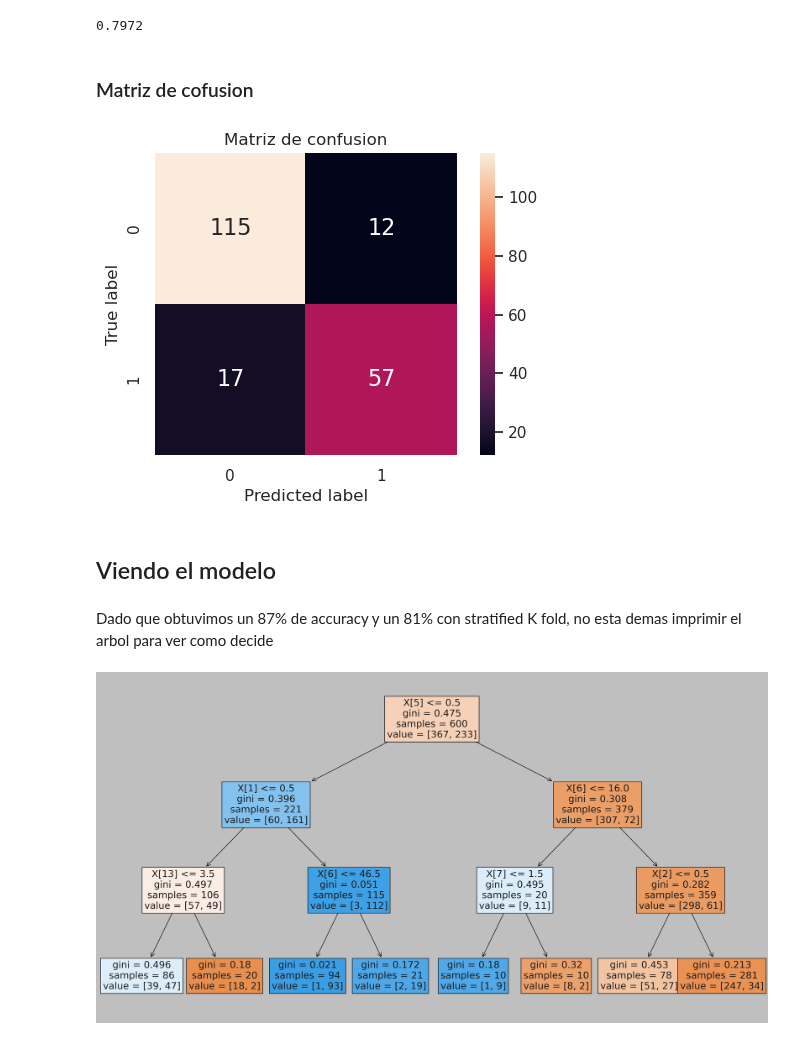
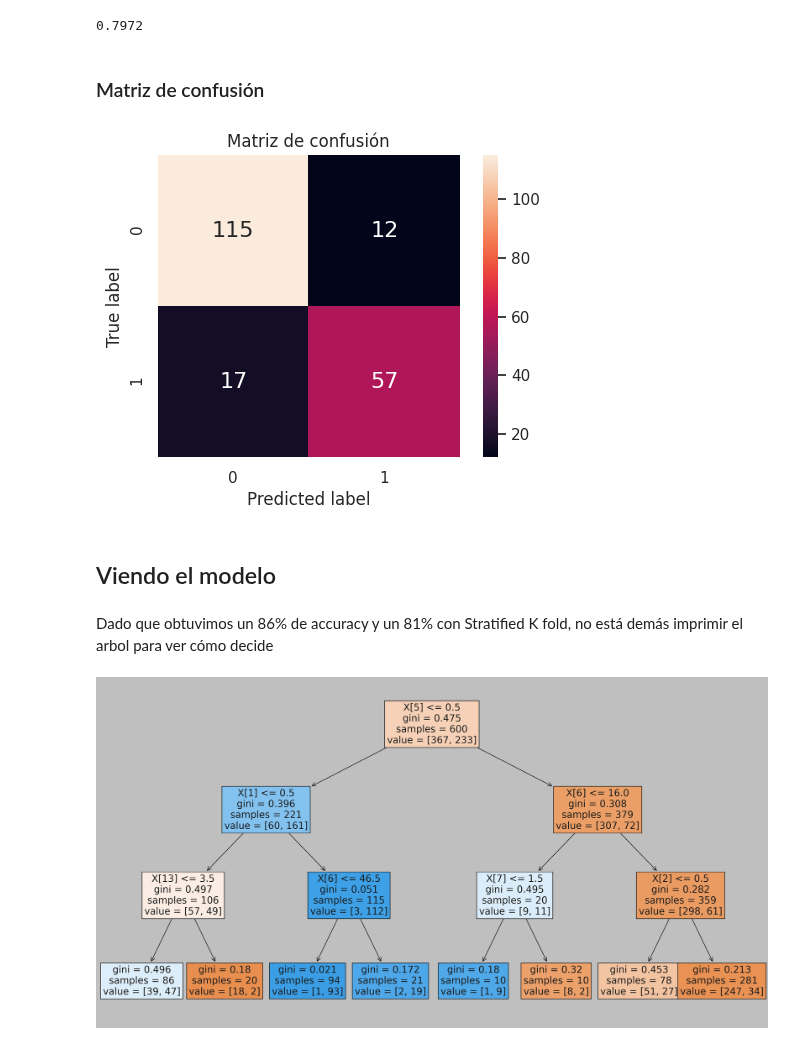
Before and after one commit to JuanOpizzi/Datos-2020-2c, a Jupyter notebook: TP2/arbol.ipynb, the cells around one changed output. Saved outputs shown, nothing was run; the diff lists cells and outputs as text; code cells hidden in the pictures.

Commit message:
Agego acento en titulo de plot

```diff
--- a/TP2/arbol.ipynb
+++ b/TP2/arbol.ipynb
@@ -192,30 +192,30 @@ print(f"{f1:.4f}")
 # %% [output]
 0.7972
 # %% [markdown]
-### Matriz de cofusion
+### Matriz de confusión
 # %%
 from sklearn.metrics import confusion_matrix
 
 def plot_confusion_matrix(y_true, y_pred):
     names = sorted(set(y_true))
     cm = confusion_matrix(y_true, y_pred, names)
     df_cm = pd.DataFrame(cm, names, names)
 
     plt.figure(dpi=100)
-    plt.title("Matriz de confusion")
+    plt.title("Matriz de confusión")
     sns.heatmap(df_cm, annot=True, annot_kws={"size": 16}, fmt='g', square=True)
     plt.ylabel("True label")
     plt.xlabel("Predicted label")
     plt.show()
 
 
 plot_confusion_matrix(y_test, arbol.predict(X_test))
 # %% [output]
-[figure, old version]
+[figure, new version]
 # %% [markdown]
 ## Viendo el modelo
 # %% [markdown]
-Dado que obtuvimos un 87% de accuracy y un 81% con stratified K fold, no esta demas imprimir el arbol para ver como decide
+Dado que obtuvimos un 86% de accuracy y un 81% con Stratified K fold, no está demás imprimir el arbol para ver cómo decide
 # %%
 with plt.style.context("classic"):
     fig, axes = plt.subplots(nrows=1, ncols=1, figsize=(20, 10), dpi=300)
```
Also changed, not shown: parts of 7 cells of this notebook, 1 other file.
